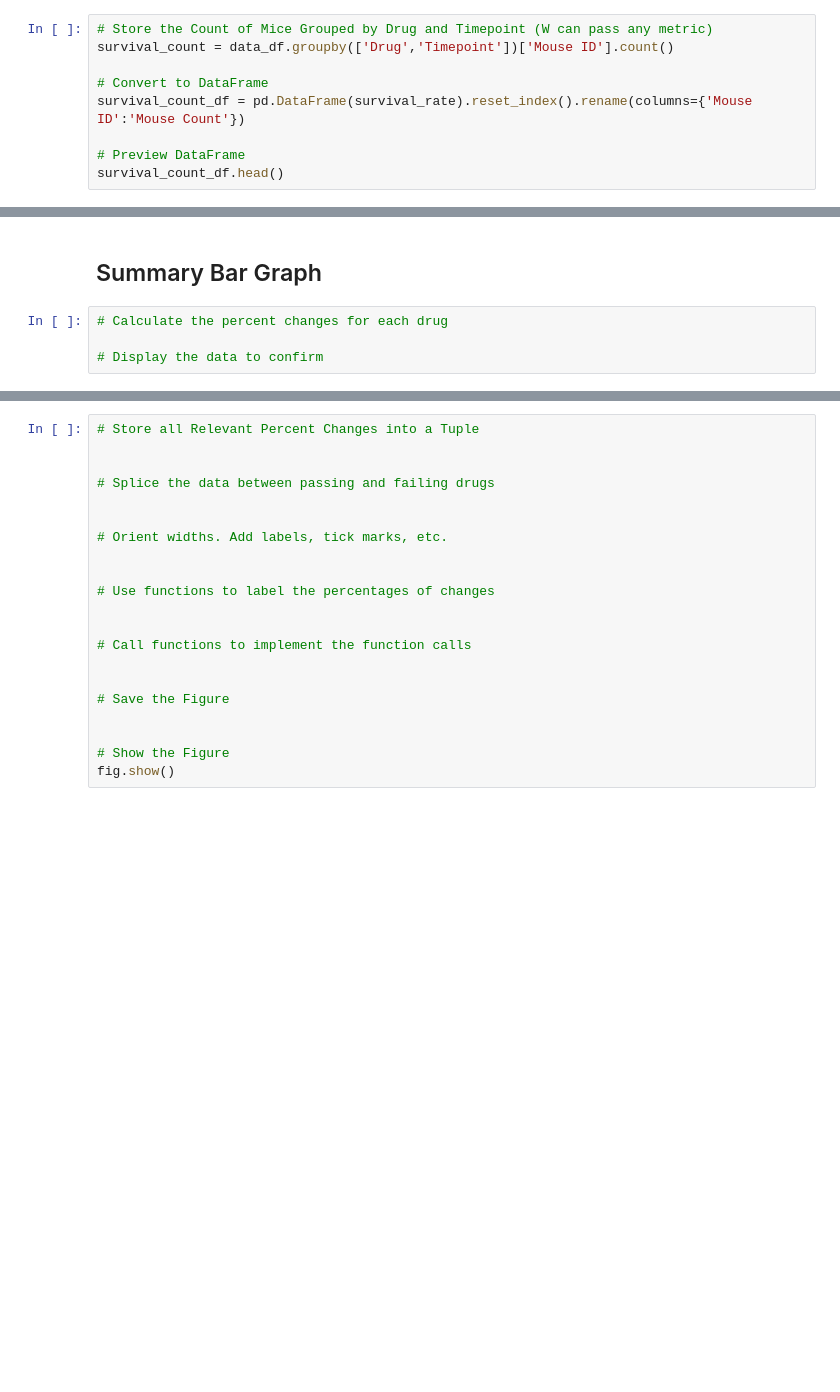
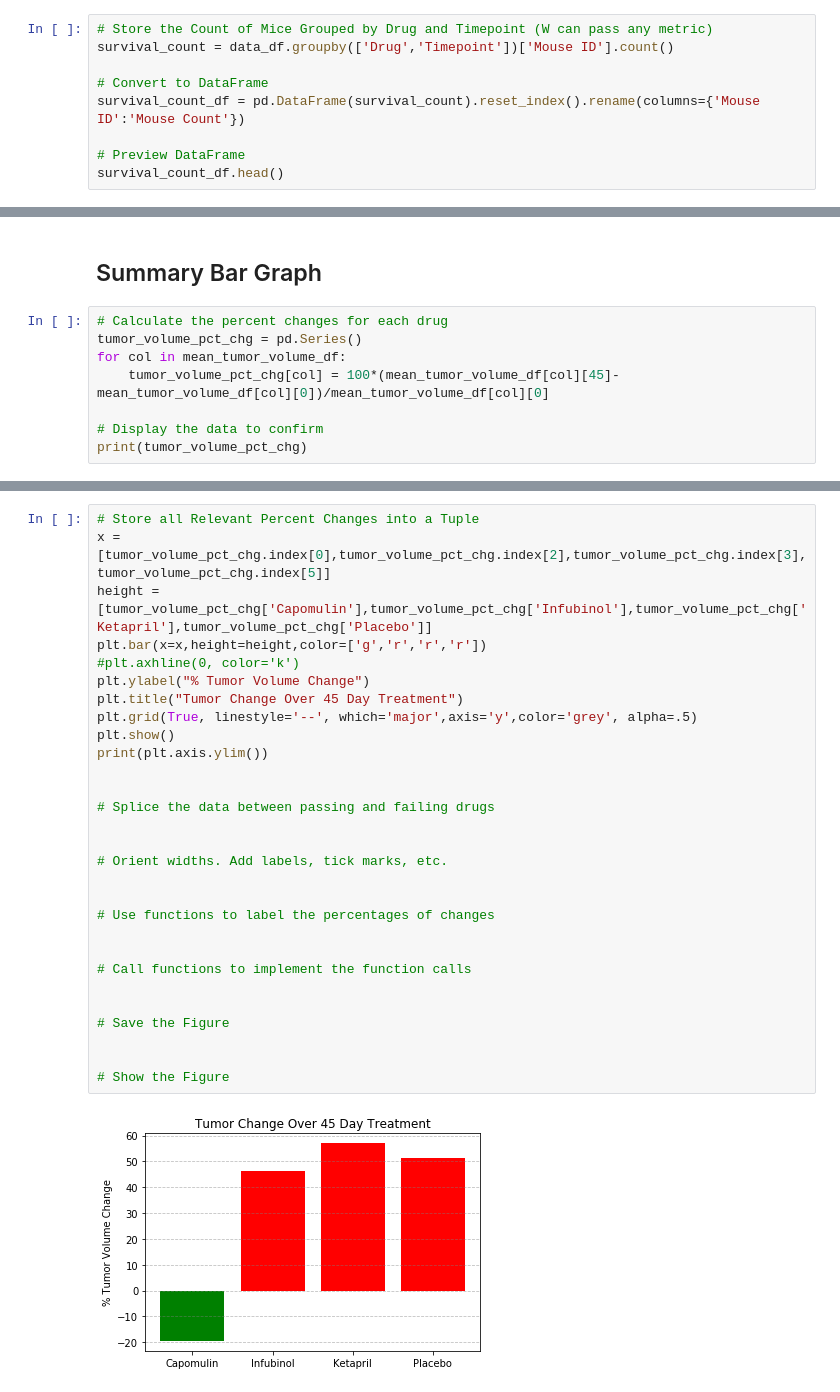
Before and after one commit to FractalMind81/DataAnalytics, a Jupyter notebook: Python/Matplotlib/pymaceuticals_starter.ipynb, the cells around one changed output, grey strips where cells are left out. Cells and saved outputs as stored; diff of their text form; blank space fills up the shorter version.

Commit message:
add tumor pct change bar chart

```diff
--- a/Python/Matplotlib/pymaceuticals_starter.ipynb
+++ b/Python/Matplotlib/pymaceuticals_starter.ipynb
@@ -180,7 +181,7 @@ plt.savefig('metastatic_spread.png')
 survival_count = data_df.groupby(['Drug','Timepoint'])['Mouse ID'].count()
 
 # Convert to DataFrame
-survival_count_df = pd.DataFrame(survival_rate).reset_index().rename(columns={'Mouse ID':'Mouse Count'})
+survival_count_df = pd.DataFrame(survival_count).reset_index().rename(columns={'Mouse ID':'Mouse Count'})
 
 # Preview DataFrame
 survival_count_df.head()
@@ -233,5 +234,9 @@ plt.show()
 ## Summary Bar Graph
 # %%
 # Calculate the percent changes for each drug
+tumor_volume_pct_chg = pd.Series()
+for col in mean_tumor_volume_df:
+    tumor_volume_pct_chg[col] = 100*(mean_tumor_volume_df[col][45]-mean_tumor_volume_df[col][0])/mean_tumor_volume_df[col][0]
 
 # Display the data to confirm
+print(tumor_volume_pct_chg)
@@ -252,21 +255,31 @@ dtype: float64
 # %%
 # Store all Relevant Percent Changes into a Tuple
+x = [tumor_volume_pct_chg.index[0],tumor_volume_pct_chg.index[2],tumor_volume_pct_chg.index[3],tumor_volume_pct_chg.index[5]]
+height = [tumor_volume_pct_chg['Capomulin'],tumor_volume_pct_chg['Infubinol'],tumor_volume_pct_chg['Ketapril'],tumor_volume_pct_chg['Placebo']]
+plt.bar(x=x,height=height,color=['g','r','r','r'])
+#plt.axhline(0, color='k')
+plt.ylabel("% Tumor Volume Change")
+plt.title("Tumor Change Over 45 Day Treatment")
+plt.grid(True, linestyle='--', which='major',axis='y',color='grey', alpha=.5)
+plt.show()
+print(plt.axis.ylim())
 
 
 # Splice the data between passing and failing drugs
 
 
 # Orient widths. Add labels, tick marks, etc.
 
 
 # Use functions to label the percentages of changes
 
 
 # Call functions to implement the function calls
 
 
 # Save the Figure
 
 
 # Show the Figure
-fig.show()
+# %% [output]
+[figure, added]
```
Also changed, not shown: parts of 5 cells of this notebook.
